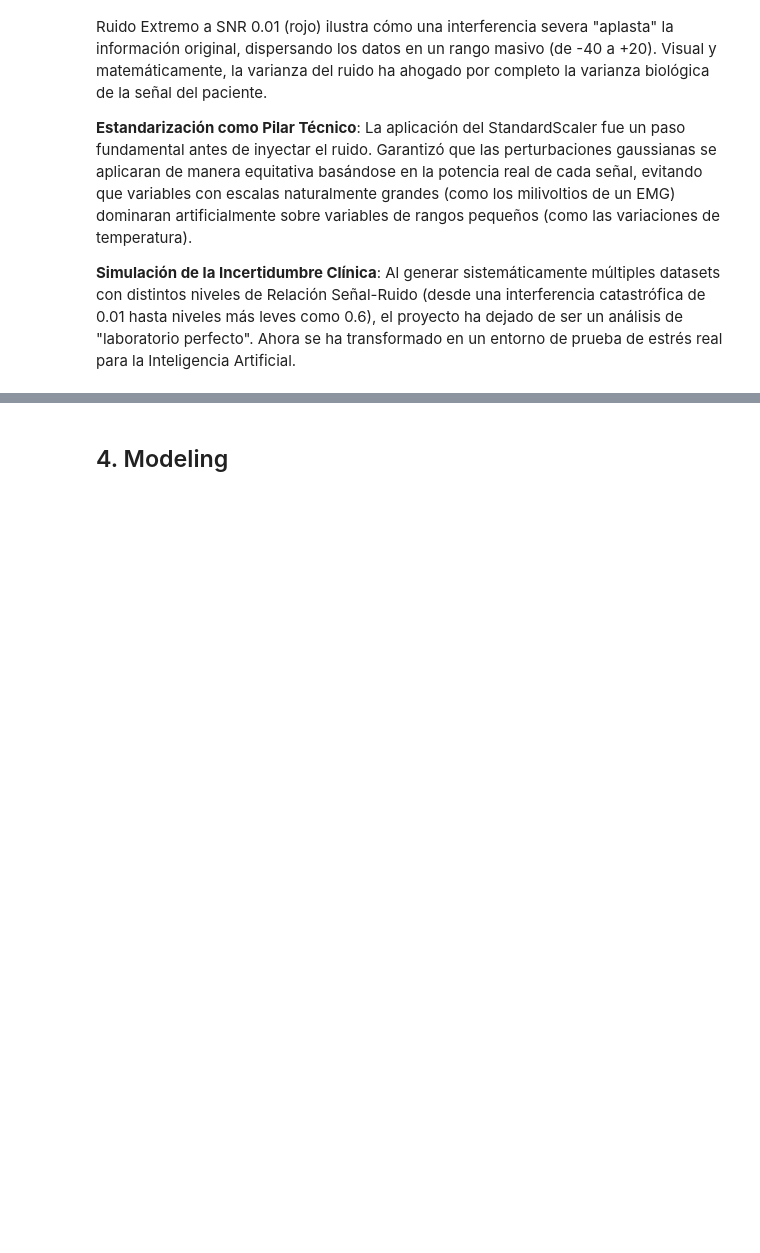
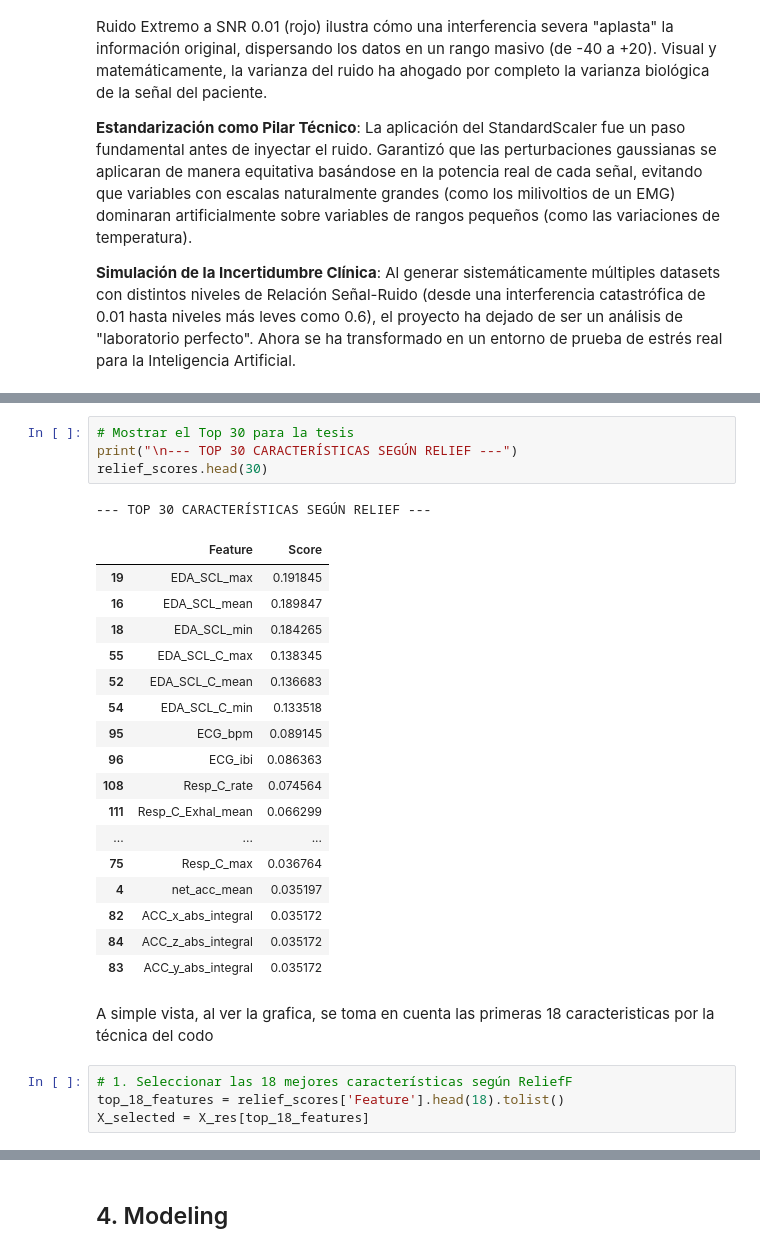
Before and after one commit to TefoV3/Tesis-UFSQ, a Jupyter notebook: Modelado/modelo.ipynb, the cells around one changed output, grey strips where cells are left out. Saved outputs shown, nothing was run; the diff lists cells and outputs as text; blank space fills up the shorter version.

```diff
--- a/Modelado/modelo.ipynb
+++ b/Modelado/modelo.ipynb
@@ -318,0 +395,29 @@ plt.show()
+# %%
+# Mostrar el Top 30 para la tesis
+print("\n--- TOP 30 CARACTERÍSTICAS SEGÚN RELIEF ---")
+relief_scores.head(30)
+# %% [output]
+--- TOP 30 CARACTERÍSTICAS SEGÚN RELIEF ---
+|  | Feature | Score |
+| 19 | EDA_SCL_max | 0.191845 |
+| 16 | EDA_SCL_mean | 0.189847 |
+| 18 | EDA_SCL_min | 0.184265 |
+| 55 | EDA_SCL_C_max | 0.138345 |
+| 52 | EDA_SCL_C_mean | 0.136683 |
+| 54 | EDA_SCL_C_min | 0.133518 |
+| 95 | ECG_bpm | 0.089145 |
+| 96 | ECG_ibi | 0.086363 |
+| 108 | Resp_C_rate | 0.074564 |
+| 111 | Resp_C_Exhal_mean | 0.066299 |
+| ... | ... | ... |
+| 75 | Resp_C_max | 0.036764 |
+| 4 | net_acc_mean | 0.035197 |
+| 82 | ACC_x_abs_integral | 0.035172 |
+| 84 | ACC_z_abs_integral | 0.035172 |
+| 83 | ACC_y_abs_integral | 0.035172 |
+# %% [markdown]
+A simple vista, al ver la grafica, se toma en cuenta las primeras 18 caracteristicas por la técnica del codo
+# %%
+# 1. Seleccionar las 18 mejores características según ReliefF
+top_18_features = relief_scores['Feature'].head(18).tolist()
+X_selected = X_res[top_18_features]
```
Also changed, not shown: parts of 19 cells of this notebook, 1 other file.
